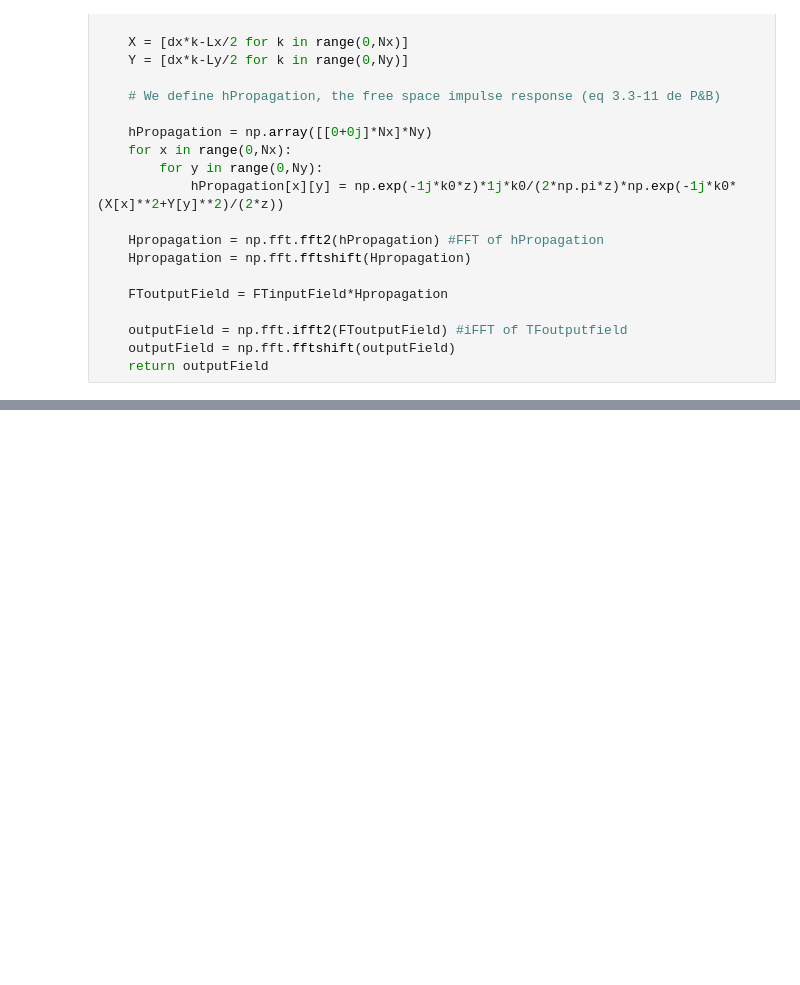
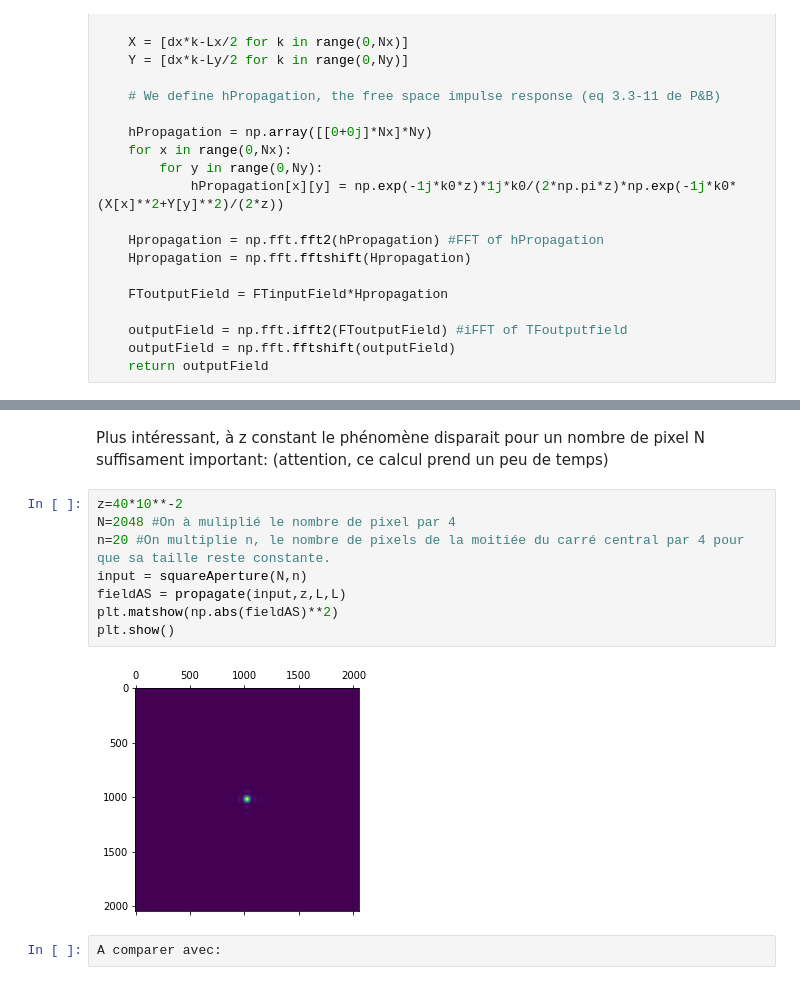
Before and after one commit to SchustekFlorian/reservoirNotebooks, a Jupyter notebook: freeSpacePropagation.ipynb, the cells around one changed output, grey strips where cells are left out. Cells and saved outputs as stored; diff of their text form; blank space fills up the shorter version.

```diff
--- a/freeSpacePropagation.ipynb
+++ b/freeSpacePropagation.ipynb
@@ -38,0 +86,14 @@ $$\psi_p(x,y,z) = \psi_{p0}(x,y) * h(x,y,;z)$$
+# %% [markdown]
+Plus intéressant, à z constant le phénomène disparait pour un nombre de pixel N suffisament important: (attention, ce calcul prend un peu de temps)
+# %%
+z=40*10**-2
+N=2048 #On à muliplié le nombre de pixel par 4
+n=20 #On multiplie n, le nombre de pixels de la moitiée du carré central par 4 pour que sa taille reste constante.
+input = squareAperture(N,n)
+fieldAS = propagate(input,z,L,L)
+plt.matshow(np.abs(fieldAS)**2)
+plt.show()
+# %% [output]
+[figure, added]
+# %%
+A comparer avec:
```
Also changed, not shown: parts of 17 cells of this notebook.
